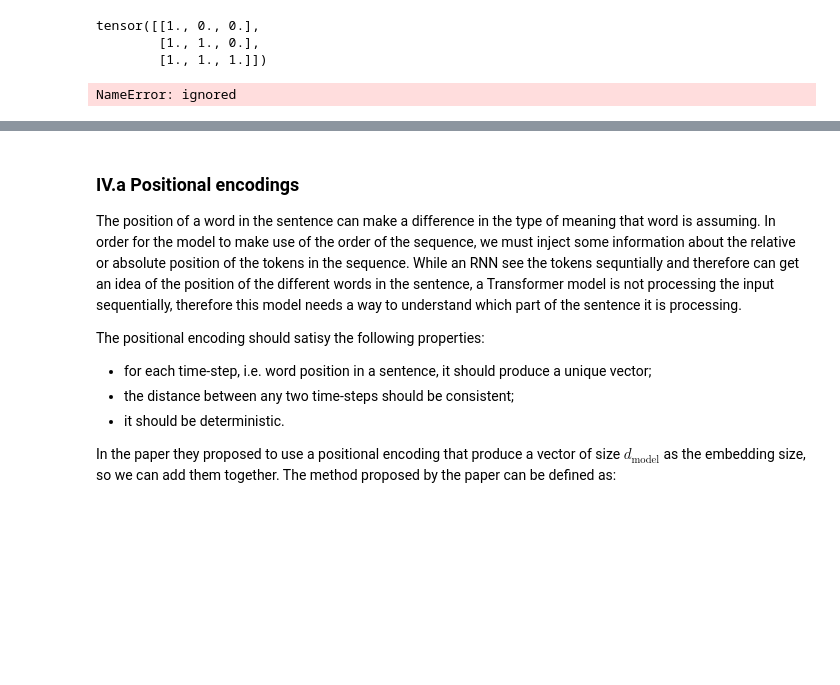
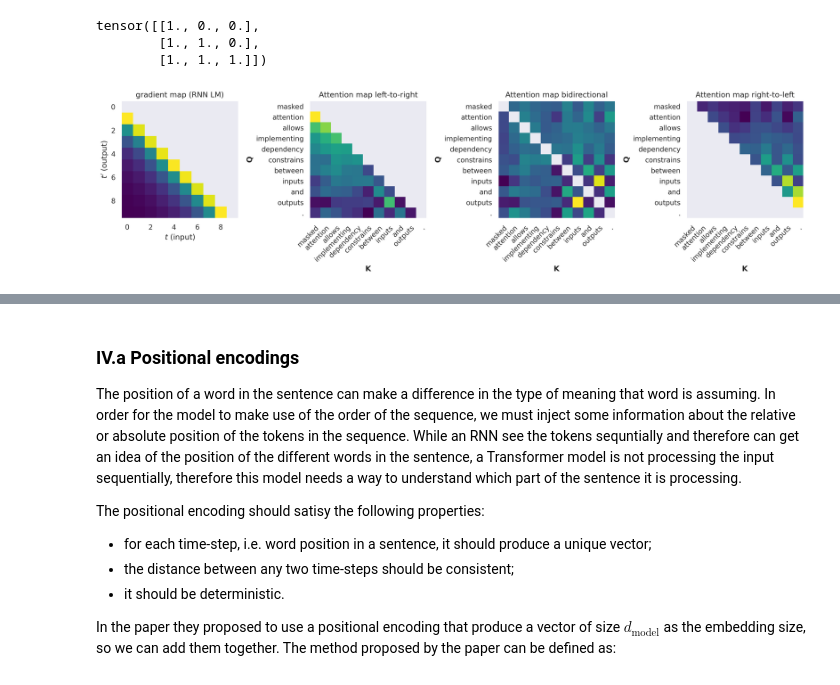
Before and after one commit to LaugeHermansen/02456-deep-learning-with-PyTorch, a Jupyter notebook: 5_Transformers/5_1_EXE_deep_learning_with_transformers.ipynb, the cells around one changed output, grey strips where cells are left out. Saved outputs shown, nothing was run; the diff lists cells and outputs as text; code cells hidden in the pictures; blank space fills up the shorter version.

```diff
--- a/5_Transformers/5_1_EXE_deep_learning_with_transformers.ipynb
+++ b/5_Transformers/5_1_EXE_deep_learning_with_transformers.ipynb
@@ -945,36 +942,36 @@ vectors = embeddings(token_ids)
 # Hint: check the documentation for `torch.diag()`, `torch.triu()` and `torch.tril()`
 T = len(token_ids)
 
-helper = torch.tensor(np.ones((T,T)))
+helper = torch.ones((T,T))
 
 masks = {
     "left-to-right": torch.triu(helper), # <- YOUR CODE HERE
-    "bidirectional": 1-torch.diag(helper), # <- YOUR CODE HERE
+    "bidirectional": torch.triu(helper) + torch.tril(helper) - 1, # <- YOUR CODE HERE
     "right-to-left": torch.tril(helper), # <- YOUR CODE HERE
 }
 
 for key in masks.keys():
     if masks[key] is not None:
         masks[key] = masks[key] = torch.where(masks[key] == 0, 0, -math.inf)
 
 # visualized the log of the masked attention map
 fig, axes = plt.subplots(ncols=1+len(masks), figsize = (16,6), sharex=False, sharey=False, dpi=300)
 # plot the gradient map from the RNN LM
 axes.flat[0].imshow(grad_magnitude, sns.color_palette("viridis", as_cmap=True))
 axes.flat[0].set_xlabel("$t$ (input)")
 axes.flat[0].set_ylabel("$t'$ (output)")
 axes.flat[0].grid(False)
 axes.flat[0].set_title("gradient map (RNN LM)")
 # plot the attention map
 for ax, (mask_name, mask) in zip(axes.flat[1:], masks.items()):
     if mask is not None:
         H, attention_map_masked = masked_attention(vectors, vectors, vectors, mask=mask)
         plot_attention_map(attention_map_masked.log(), tokens, tokens, ax=ax, color_bar=False)
     ax.set_title(f"Attention map {mask_name}")
 plt.tight_layout()
 plt.show()
 # %% [output]
-NameError: ignored
+[figure, added]
 # %% [markdown]
 ----
 ## IV. Transformers
```
Also changed, not shown: parts of 22 cells of this notebook.
